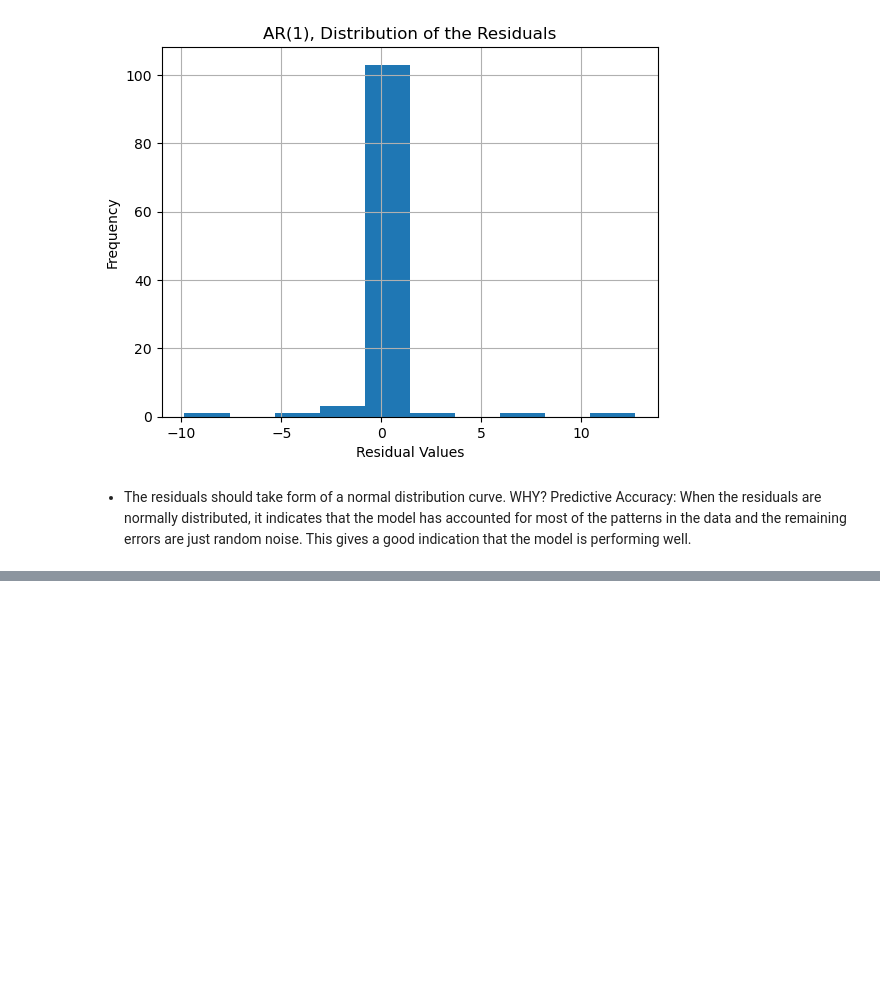
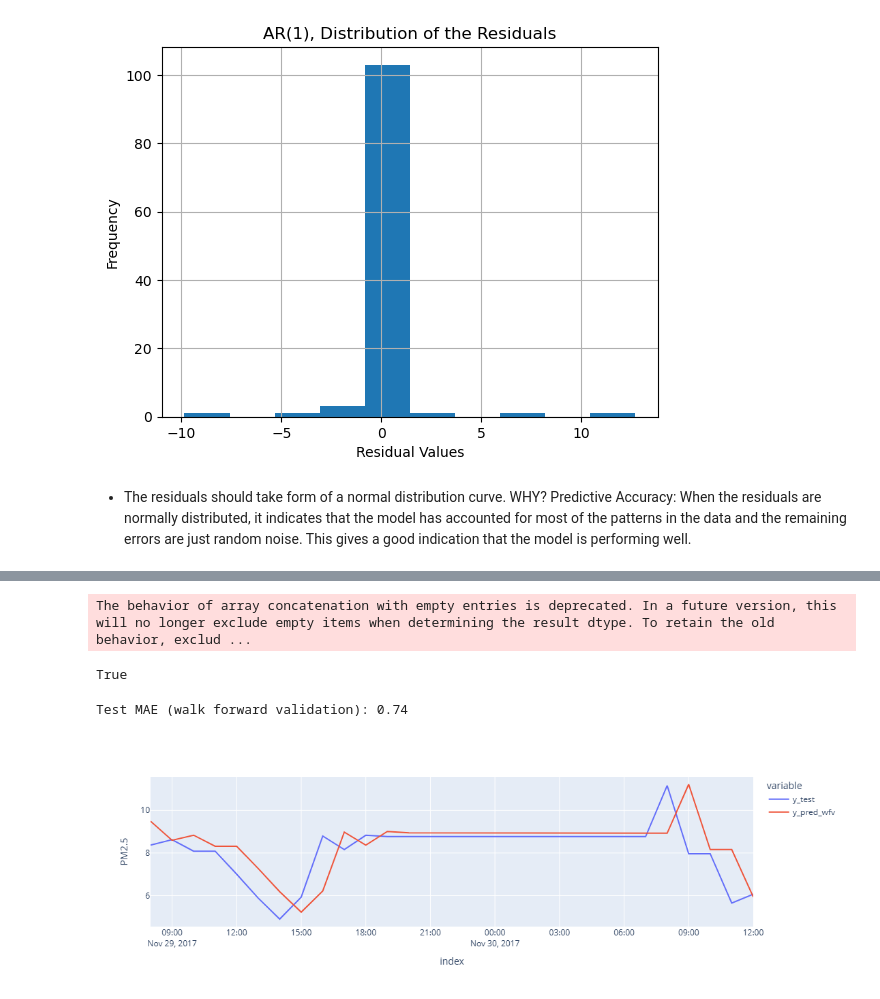
Before and after one commit to dumisanimukuchura/Air-Quality-in-Durban-Part-3-AutoRegressive-Model-with-TimeSeries-Data-from-MongoDB, a Jupyter notebook: notebook/Air-Quality-in-Durban-Part-3-AutoRegressive-Model-with-TimeSeries-Data-from-MongoDB.ipynb, the cells around one changed output, grey strips where cells are left out. Saved outputs shown, nothing was run; the diff lists cells and outputs as text; code cells hidden in the pictures; blank space fills up the shorter version.

```diff
--- a/notebook/Air-Quality-in-Durban-Part-3-AutoRegressive-Model-with-TimeSeries-Data-from-MongoDB.ipynb
+++ b/notebook/Air-Quality-in-Durban-Part-3-AutoRegressive-Model-with-TimeSeries-Data-from-MongoDB.ipynb
@@ -211,0 +257,38 @@ plt.ylabel("Correlation ")
+# %%
+#Initializes an empty pandas Series object named y_pred_wfv which will store the predictions made during the walk-forward validation process.
+y_pred_wfv = pd.Series()
+#Creates a copy of the training data
+history = y_train.copy()
+
+for i in range(len(y_test)):
+    model = AutoReg(history, lags = 1).fit()
+    #This line uses the trained model to make a forecast for the next time step.
+    next_pred = model.forecast()
+    #This line appends the forecasted value next_pred to the y_pred_wfv Series, which stores all the predictions made during the walk-forward validation
+    y_pred_wfv = pd.concat([y_pred_wfv, next_pred])  #places in a [] as pd.concat expects a list or iterables
+    #This line updates the history data by appending the actual value from the test set corresponding to the forecasted time step.
+    history = pd.concat(([history, y_test[next_pred.index]]))
+
+len(y_pred_wfv) == len(y_test)
+# %% [output]
+The behavior of array concatenation with empty entries is deprecated. In a future version, this will no longer exclude empty items when determining the result dtype. To retain the old behavior, exclud ...
+True
+# %%
+#Calculate the Mean Absolute Error for the Test Prediction (with Walk Forward Validation)
+test_mae_wfv = mean_absolute_error(y_test, y_pred_wfv)
+print("Test MAE (walk forward validation):", round(test_mae_wfv, 2))
+# %% [output]
+Test MAE (walk forward validation): 0.74
+# %%
+#Visualize the Walk Forward Validation prdictions
+df_pred_wfv = (
+    {
+        "y_test": y_test,
+        "y_pred_wfv": y_pred_wfv
+    }
+)
+
+fig = px.line(df_pred_wfv, labels = {"value": "PM2.5"})
+fig.show()
+# %% [output]
+[figure, added]
```
Also changed, not shown: parts of 11 cells of this notebook.
